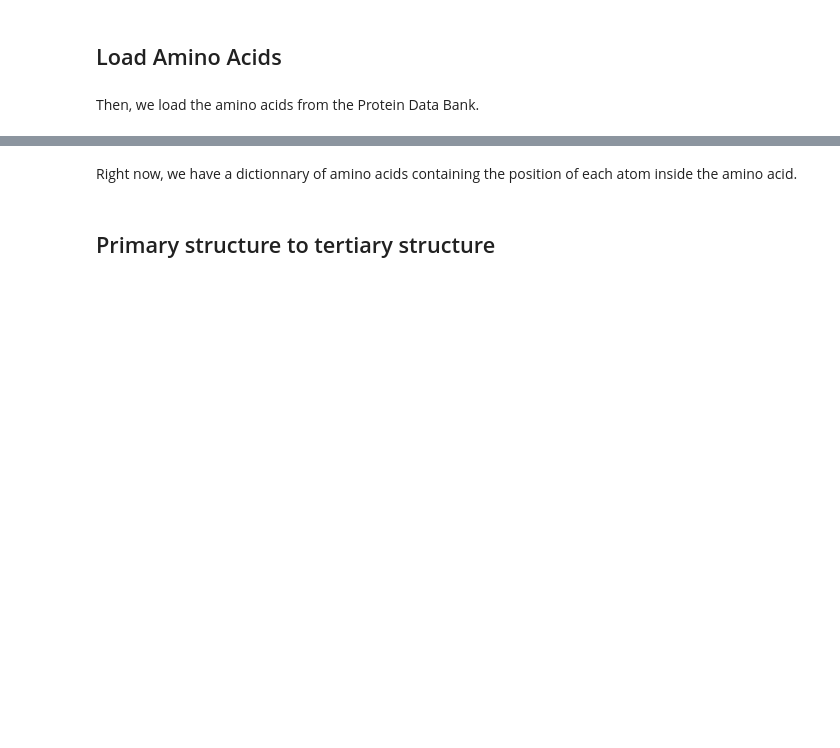
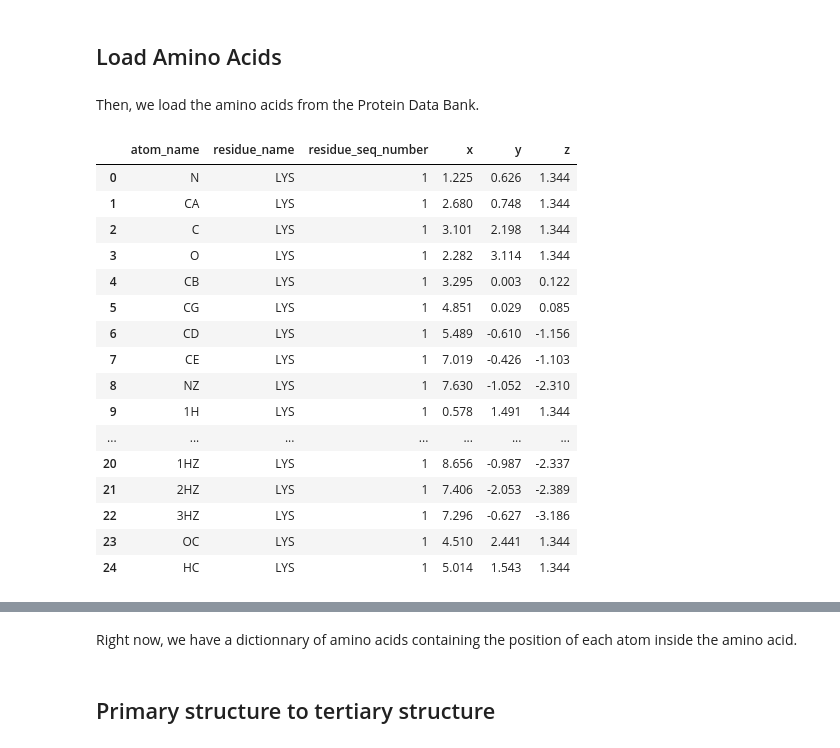
Before and after one commit to cristianl1251/structural-bioinformatics, a Jupyter notebook: assignment_2/Polypeptide Chain.ipynb, the cells around one changed output, grey strips where cells are left out. Saved outputs shown, nothing was run; the diff lists cells and outputs as text; code cells hidden in the pictures; blank space fills up the shorter version.

```diff
--- a/assignment_2/Polypeptide Chain.ipynb
+++ b/assignment_2/Polypeptide Chain.ipynb
@@ -67,4 +68,24 @@ aminoacids = pd.DataFrame()
 
 for f in glob.glob(AMINOACID_PATH + "*.pdb"):
     aminoacids = aminoacids.append(read_molecule(f))
+# %%
+aminoacids[aminoacids.residue_name == 'LYS']
+# %% [output]
+|  | atom_name | residue_name | residue_seq_number | x | y | z |
+| 0 | N | LYS | 1 | 1.225 | 0.626 | 1.344 |
+| 1 | CA | LYS | 1 | 2.680 | 0.748 | 1.344 |
+| 2 | C | LYS | 1 | 3.101 | 2.198 | 1.344 |
+| 3 | O | LYS | 1 | 2.282 | 3.114 | 1.344 |
+| 4 | CB | LYS | 1 | 3.295 | 0.003 | 0.122 |
+| 5 | CG | LYS | 1 | 4.851 | 0.029 | 0.085 |
+| 6 | CD | LYS | 1 | 5.489 | -0.610 | -1.156 |
+| 7 | CE | LYS | 1 | 7.019 | -0.426 | -1.103 |
+| 8 | NZ | LYS | 1 | 7.630 | -1.052 | -2.310 |
+| 9 | 1H | LYS | 1 | 0.578 | 1.491 | 1.344 |
+| ... | ... | ... | ... | ... | ... | ... |
+| 20 | 1HZ | LYS | 1 | 8.656 | -0.987 | -2.337 |
+| 21 | 2HZ | LYS | 1 | 7.406 | -2.053 | -2.389 |
+| 22 | 3HZ | LYS | 1 | 7.296 | -0.627 | -3.186 |
+| 23 | OC | LYS | 1 | 4.510 | 2.441 | 1.344 |
+| 24 | HC | LYS | 1 | 5.014 | 1.543 | 1.344 |
 # %%
```
Also changed, not shown: parts of 17 cells of this notebook.
